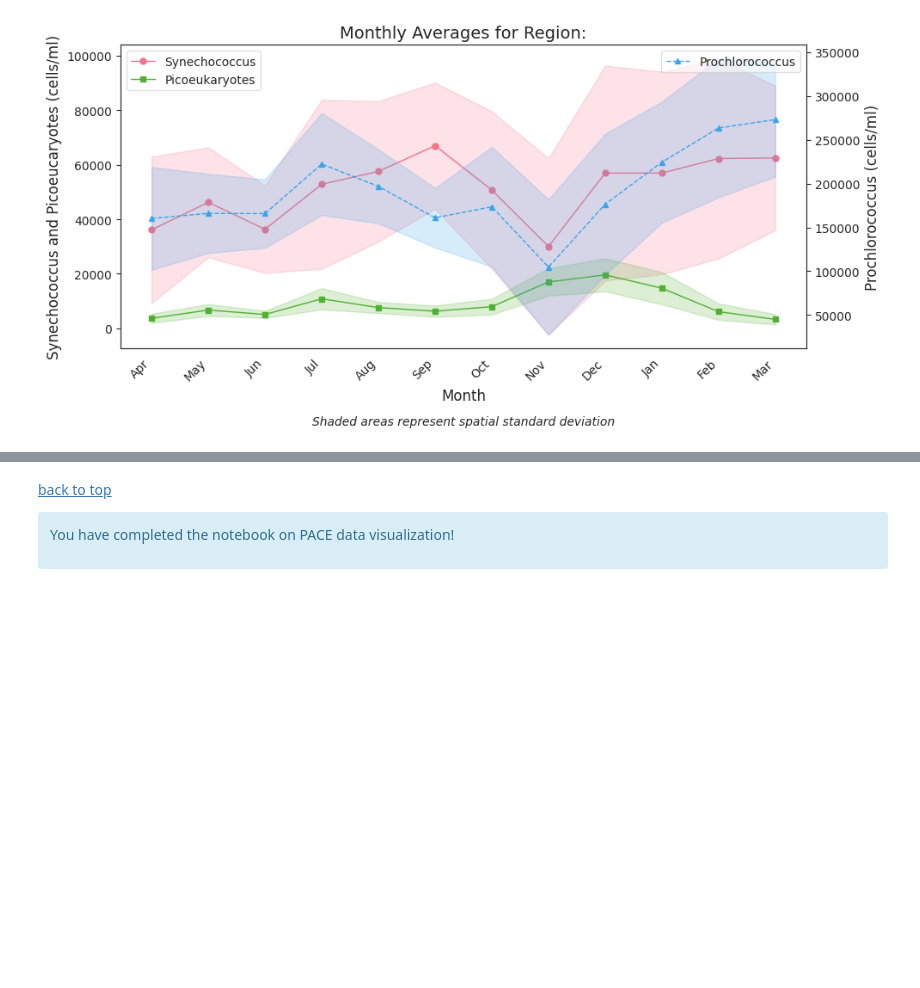
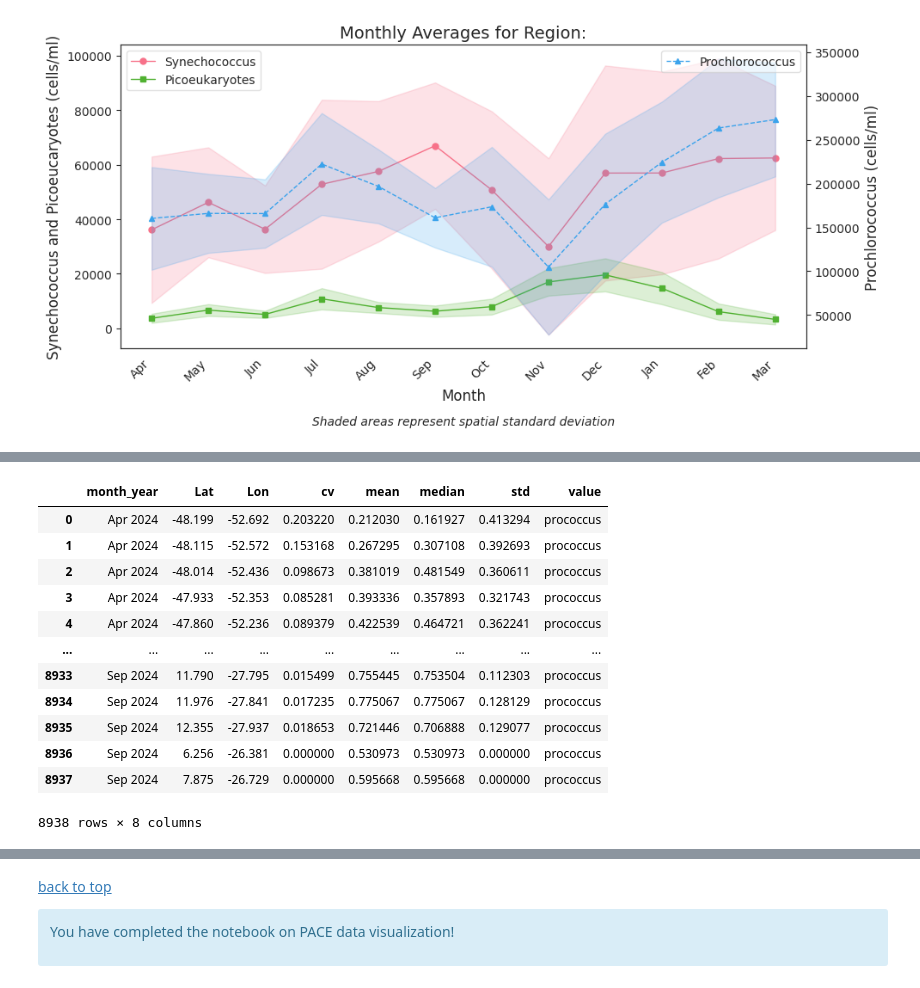
Before and after one commit to pedmondlerner/phytoSTEW, a Jupyter notebook: Team/Shailja/moana_timeseries_hovmoller.ipynb, the cells around one changed output, grey strips where cells are left out. Drawn from its saved outputs; the diff is of its cells as text; code cells hidden in the pictures; blank space fills up the shorter version.

```diff
--- a/Team/Shailja/moana_timeseries_hovmoller.ipynb
+++ b/Team/Shailja/moana_timeseries_hovmoller.ipynb
@@ -592,0 +754,18 @@ plt.show()
+# %%
+# Load in data tables from Olivia's processing
+pro_df = pd.read_csv('prococcus_monthly_stats_normalized.csv')
+pro_df
+# %% [output]
+|  | month_year | Lat | Lon | cv | mean | median | std | value |
+| 0 | Apr 2024 | -48.199 | -52.692 | 0.203220 | 0.212030 | 0.161927 | 0.413294 | prococcus |
+| 1 | Apr 2024 | -48.115 | -52.572 | 0.153168 | 0.267295 | 0.307108 | 0.392693 | prococcus |
+| 2 | Apr 2024 | -48.014 | -52.436 | 0.098673 | 0.381019 | 0.481549 | 0.360611 | prococcus |
+| 3 | Apr 2024 | -47.933 | -52.353 | 0.085281 | 0.393336 | 0.357893 | 0.321743 | prococcus |
+| 4 | Apr 2024 | -47.860 | -52.236 | 0.089379 | 0.422539 | 0.464721 | 0.362241 | prococcus |
+| ... | ... | ... | ... | ... | ... | ... | ... | ... |
+| 8933 | Sep 2024 | 11.790 | -27.795 | 0.015499 | 0.755445 | 0.753504 | 0.112303 | prococcus |
+| 8934 | Sep 2024 | 11.976 | -27.841 | 0.017235 | 0.775067 | 0.775067 | 0.128129 | prococcus |
+| 8935 | Sep 2024 | 12.355 | -27.937 | 0.018653 | 0.721446 | 0.706888 | 0.129077 | prococcus |
+| 8936 | Sep 2024 | 6.256 | -26.381 | 0.000000 | 0.530973 | 0.530973 | 0.000000 | prococcus |
+| 8937 | Sep 2024 | 7.875 | -26.729 | 0.000000 | 0.595668 | 0.595668 | 0.000000 | prococcus |
+8938 rows × 8 columns
```
Also changed, not shown: parts of 20 cells of this notebook.
